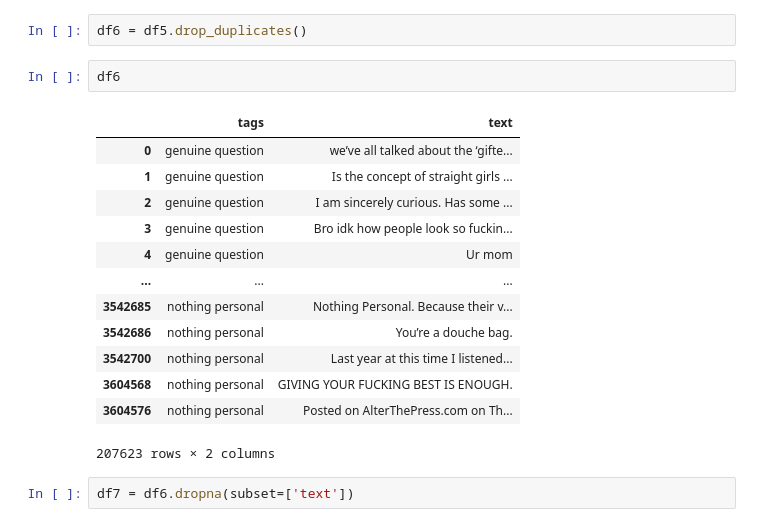
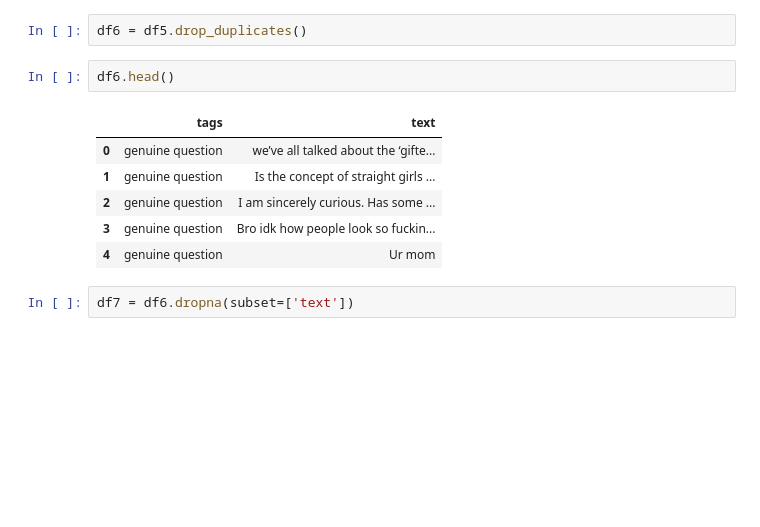
Before and after one commit to abobafett-dev/advanced-machine-learning-project-iu-2024, a Jupyter notebook: notebooks/check_convert_tonetags_dataset.ipynb, the cells around one changed output. Saved outputs shown, nothing was run; the diff lists cells and outputs as text; blank space fills up the shorter version.

```diff
--- a/notebooks/check_convert_tonetags_dataset.ipynb
+++ b/notebooks/check_convert_tonetags_dataset.ipynb
@@ -173,21 +147,14 @@ df5
 # %%
 df6 = df5.drop_duplicates()
 # %%
-df6
+df6.head()
 # %% [output]
 |  | tags | text |
 | 0 | genuine question | we’ve all talked about the ‘gifte... |
 | 1 | genuine question | Is the concept of straight girls ... |
 | 2 | genuine question | I am sincerely curious. Has some ... |
 | 3 | genuine question | Bro idk how people look so fuckin... |
 | 4 | genuine question | Ur mom |
-| ... | ... | ... |
-| 3542685 | nothing personal | Nothing Personal. Because their v... |
-| 3542686 | nothing personal | You’re a douche bag. |
-| 3542700 | nothing personal | Last year at this time I listened... |
-| 3604568 | nothing personal | GIVING YOUR FUCKING BEST IS ENOUGH. |
-| 3604576 | nothing personal | Posted on AlterThePress.com on Th... |
-207623 rows × 2 columns
 # %%
 df7 = df6.dropna(subset=['text'])
 # %%
```
Also changed, not shown: parts of 29 cells of this notebook.
